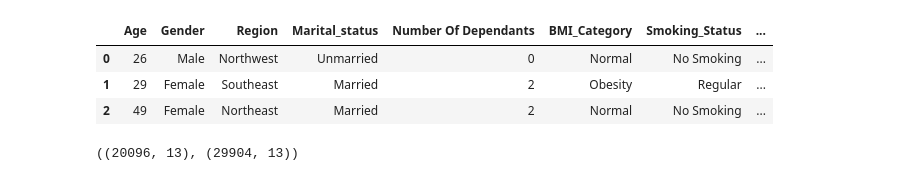
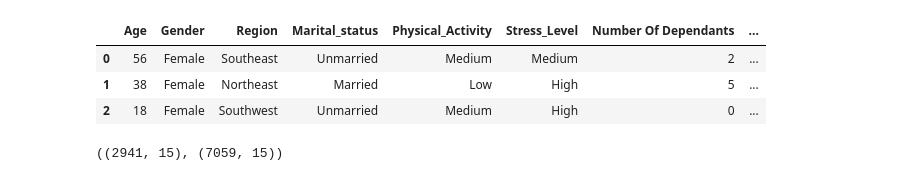
Before and after one commit to gianlucapes/health_care_premium, a Jupyter notebook: notebook/dataset_splitter.ipynb, the cells around one changed output. Drawn from its saved outputs; the diff is of its cells as text; code cells hidden in the pictures.

```diff
--- a/notebook/dataset_splitter.ipynb
+++ b/notebook/dataset_splitter.ipynb
@@ -12,18 +12,18 @@ from statsmodels.stats.outliers_influence import variance_inflation_factor
 from sklearn.model_selection import train_test_split, cross_val_score
 from sklearn.model_selection import GridSearchCV, RandomizedSearchCV, train_test_split
 # %%
-df=pd.read_excel("../resources/premiums.xlsx")
+df=pd.read_excel("../resources/premiums_with_life_style.xlsx")
 df.head(3)
 # %% [output]
-|  | Age | Gender | Region | Marital_status | Number Of Dependants | BMI_Category | Smoking_Status | ... |
-| 0 | 26 | Male | Northwest | Unmarried | 0 | Normal | No Smoking | ... |
-| 1 | 29 | Female | Southeast | Married | 2 | Obesity | Regular | ... |
-| 2 | 49 | Female | Northeast | Married | 2 | Normal | No Smoking | ... |
+|  | Age | Gender | Region | Marital_status | Physical_Activity | Stress_Level | Number Of Dependants | ... |
+| 0 | 56 | Female | Southeast | Unmarried | Medium | Medium | 2 | ... |
+| 1 | 38 | Female | Northeast | Married | Low | High | 5 | ... |
+| 2 | 18 | Female | Southwest | Unmarried | Medium | High | 0 | ... |
 # %%
 df_young=df[df.Age<=25]
 df_rest=df[df.Age>25]
 
 df_young.shape,df_rest.shape
 # %% [output]
-((20096, 13), (29904, 13))
+((2941, 15), (7059, 15))
 # %%
```
Also changed, not shown: parts of 1 cell of this notebook, 11 other files.
